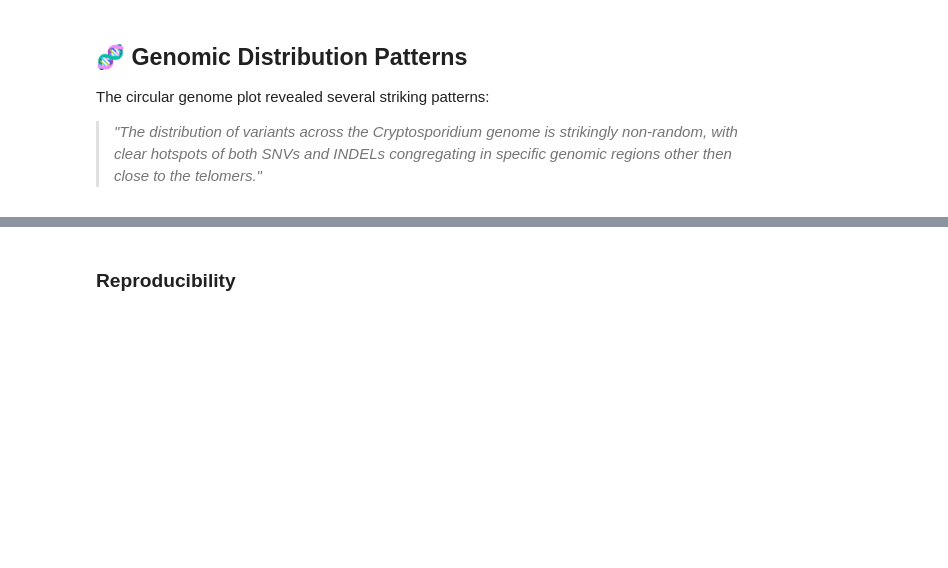
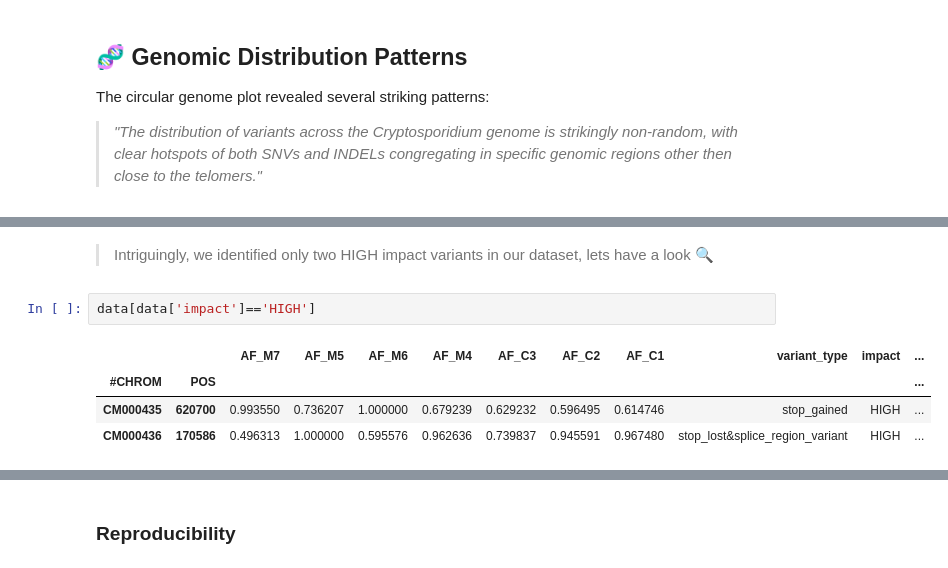
Before and after one commit to mtinti/cryptosporidium_host_adaptation, a Jupyter notebook: nbs/index.ipynb, the cells around one changed output, grey strips where cells are left out. Saved outputs shown, nothing was run; the diff lists cells and outputs as text; blank space fills up the shorter version.

```diff
--- a/nbs/index.ipynb
+++ b/nbs/index.ipynb
@@ -367,0 +437,9 @@ The circular genome plot revealed several striking patterns:
+# %% [markdown]
+> Intriguingly, we identified only two HIGH impact variants in our dataset, lets have a look 🔍
+# %%
+data[data['impact']=='HIGH']
+# %% [output]
+|  |  | AF_M7 | AF_M5 | AF_M6 | AF_M4 | AF_C3 | AF_C2 | AF_C1 | variant_type | impact | ... |
+| #CHROM | POS |  |  |  |  |  |  |  |  |  | ... |
+| CM000435 | 620700 | 0.993550 | 0.736207 | 1.000000 | 0.679239 | 0.629232 | 0.596495 | 0.614746 | stop_gained | HIGH | ... |
+| CM000436 | 170586 | 0.496313 | 1.000000 | 0.595576 | 0.962636 | 0.739837 | 0.945591 | 0.967480 | stop_lost&splice_region_variant | HIGH | ... |
```
Also changed, not shown: parts of 14 cells of this notebook, 10 other files.
